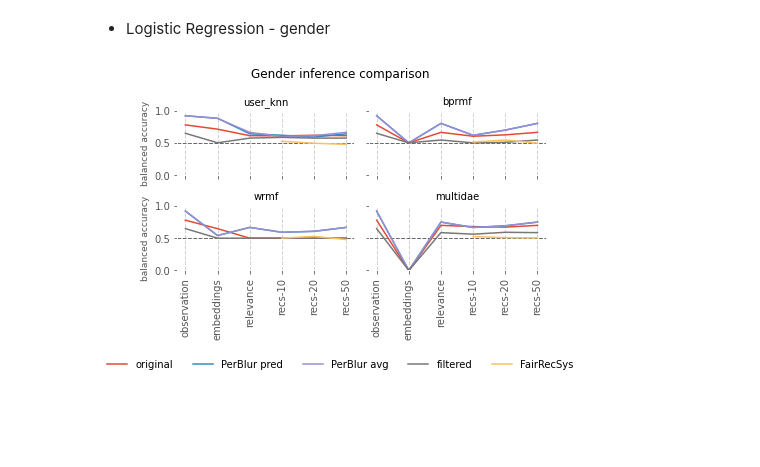
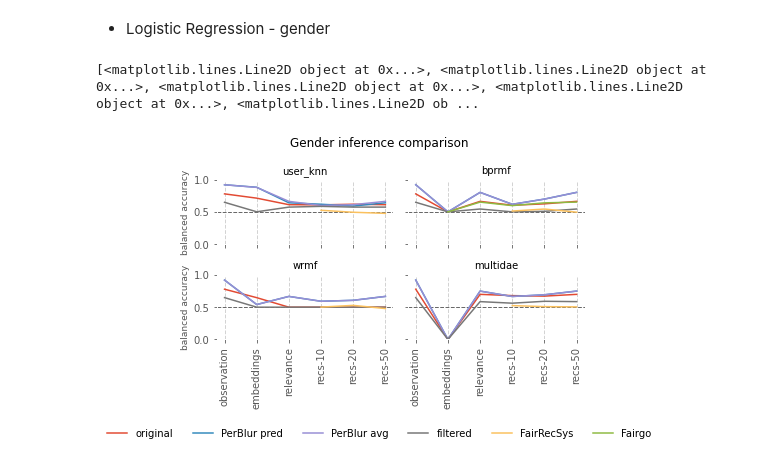
Before and after one commit to marinimau/privacy_and_fairness_in_recsys, a Jupyter notebook: results/movielens1m/compare_obfuscation_plot_paper.ipynb, the cells around one changed output. Drawn from its saved outputs; the diff is of its cells as text; code cells hidden in the pictures; blank space fills up the shorter version.

Commit message:
add fairgo to plot

```diff
--- a/results/movielens1m/compare_obfuscation_plot_paper.ipynb
+++ b/results/movielens1m/compare_obfuscation_plot_paper.ipynb
@@ -22,6 +22,9 @@ filtered_logistic_regression.rename(columns={0: 'dataset', 1: 'balanced acc', 2:
 
 fairrecsys_logistic_regression = pd.read_csv('../../fairecsys/results/movielens1m/gender_inference_logistic-regression.csv', header=None)
 fairrecsys_logistic_regression.rename(columns={0: 'dataset', 1: 'balanced acc', 2: 'f1', 3: 'precision', 4: 'recall', 5: 'accuracy'}, inplace=True)
+
+fairgo_logistic_regression = pd.read_csv('./obfuscation_pipeline/fairgo/gender_inference_logistic-regression.csv', header=None)
+fairgo_logistic_regression.rename(columns={0: 'dataset', 1: 'balanced acc', 2: 'f1', 3: 'precision', 4: 'recall', 5: 'accuracy'}, inplace=True)
 # %% [markdown]
 ### Pipeline comparison
 # %%
@@ -43,7 +46,7 @@ def perform_plot(models, metric, title='Comparison', resource_name='comparison.p
         ax.set_title(required_experiments[i][1], fontsize=10)
 
         first_item = 1 + EXPERIMENT_FOR_MODEL * required_experiments[i][0]
-        for model in models[:len(models) - 1]:
+        for model in models[:len(models) - 2]:
             observation = model.iloc[0,:]
             model_filtered = model.iloc[first_item:first_item+EXPERIMENT_FOR_MODEL,:].reset_index()
             model_filtered.loc[-1] = observation
@@ -51,7 +54,7 @@ def perform_plot(models, metric, title='Comparison', resource_name='comparison.p
             model_filtered.sort_index(inplace=True)
             model_filtered[metric].plot(kind='line', ax=ax)
 
-        fairrecsys = models[len(models) -1].iloc[first_item:first_item+EXPERIMENT_FOR_MODEL,:].reset_index()
+        fairrecsys = models[len(models) -2].iloc[first_item:first_item+EXPERIMENT_FOR_MODEL,:].reset_index()
         fairrecsys = fairrecsys.iloc[2:,:]
         fairrecsys.index = fairrecsys.index + 1  # shifting index
         fairrecsys.sort_index(inplace=True)
@@ -68,23 +71,30 @@ def perform_plot(models, metric, title='Comparison', resource_name='comparison.p
     for ax in axs.flat:
         ax.label_outer()
 
-    #plt.setp(axs, xticks=indices, xticklabels=labels)
+    bprmf_index = 1 + EXPERIMENT_FOR_MODEL * 3
+    faigo = models[len(models) -1].iloc[bprmf_index:bprmf_index+EXPERIMENT_FOR_MODEL,:].reset_index()
+    faigo.index = faigo.index + 1  # shifting index
+    faigo.sort_index(inplace=True)
+    faigo[metric].plot(kind='line', ax=axs.flat[1])
 
     plt.gca().set_facecolor('w')
     fig.patch.set_facecolor('w')
 
-    legend = ['original', 'PerBlur pred', 'PerBlur avg', 'filtered', 'FairRecSys']
-    handles, _ = axs.flat[0].get_legend_handles_labels()
+    legend = ['original', 'PerBlur pred', 'PerBlur avg', 'filtered', 'FairRecSys', 'Fairgo']
+    handles, _ = axs.flat[1].get_legend_handles_labels()
+    print(handles)
 
     fig.legend(handles = handles, labels = legend, loc='lower center', fontsize=10, bbox_to_anchor=(0.5, -0.1),
-          fancybox=True, shadow=False, ncol=5, facecolor='white', edgecolor='white')
+          fancybox=True, shadow=False, ncol=6, facecolor='white', edgecolor='white')
 
     fig.tight_layout()
     plt.savefig('paper_plot_fig/'+ resource_name, bbox_inches='tight')
 # %% [markdown]
 * Logistic Regression - gender
 # %%
-_models = [original_logistic_regression, pred_logistic_regression, avg_logistic_regression, filtered_logistic_regression, fairrecsys_logistic_regression]
+_models = [original_logistic_regression, pred_logistic_regression, avg_logistic_regression,
+           filtered_logistic_regression, fairrecsys_logistic_regression, fairgo_logistic_regression]
 perform_plot(_models, metrics[0], 'Gender inference comparison', 'comparison_gender.png')
 # %% [output]
+[<matplotlib.lines.Line2D object at 0x...>, <matplotlib.lines.Line2D object at 0x...>, <matplotlib.lines.Line2D object at 0x...>, <matplotlib.lines.Line2D object at 0x...>, <matplotlib.lines.Line2D ob ...
-[figure, old version]
+[figure, new version]
```
Also changed, not shown: 5 other files.
